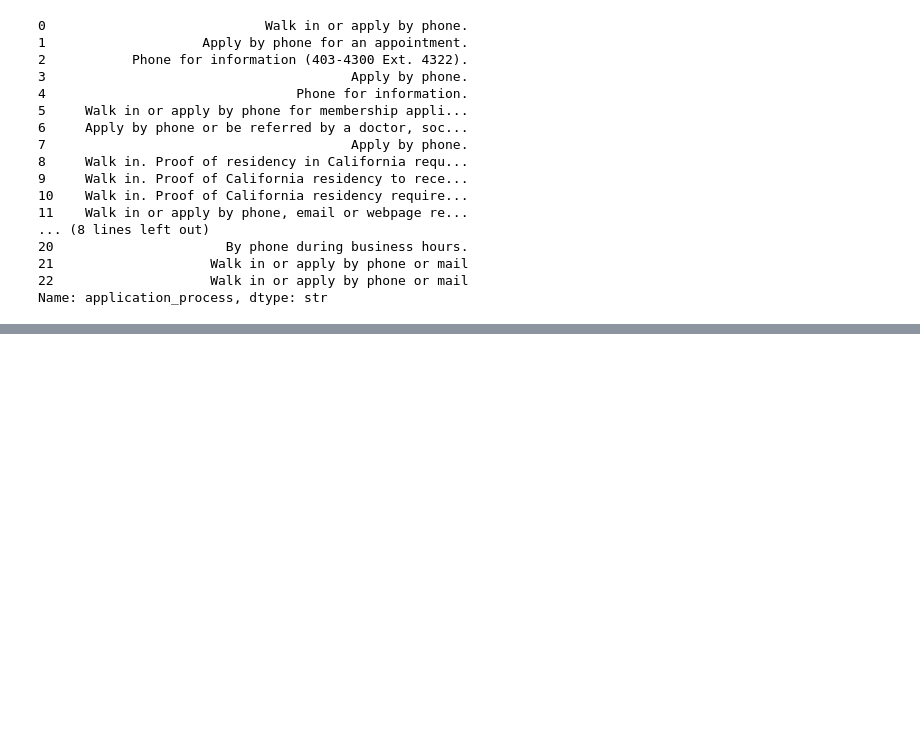
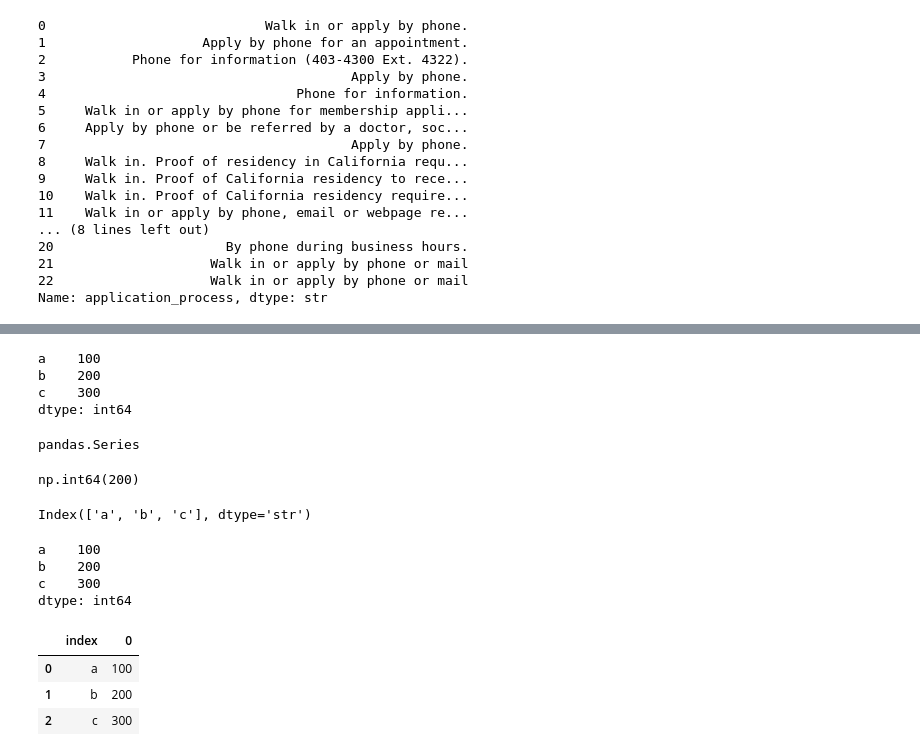
Before and after one commit to pashupatinathvidyarthi/Data-Analytics, a Jupyter notebook: Pandas/Pandas_01.ipynb, the cells around one changed output, grey strips where cells are left out. Saved outputs shown, nothing was run; the diff lists cells and outputs as text; code cells hidden in the pictures; blank space fills up the shorter version.

Commit message:
Pandas File

```diff
--- a/Pandas/Pandas_01.ipynb
+++ b/Pandas/Pandas_01.ipynb
@@ -177,0 +219,35 @@ Name: application_process, dtype: str
+# %%
+d=pd.Series([100,200,300], index=['a','b','c']) # This code creates a pandas Series with the values 100, 200, and 300, and assigns custom index labels 'a', 'b', and 'c' to each element. The resulting Series will look like this:
+# %%
+d
+# %% [output]
+a    100
+b    200
+c    300
+dtype: int64
+# %%
+type(d)
+# %% [output]
+pandas.Series
+# %%
+d['b'] # This code is accessing the element in the Series d that has the index label 'b'. Since the Series was created with the values [100, 200, 300] and corresponding index labels ['a', 'b', 'c'], the element at index 'b' is 200. Therefore, this code will return the value 200.
+# %% [output]
+np.int64(200)
+# %%
+d.index # This code is accessing the index of the Series d. The index is a sequence of labels that correspond to the elements in the Series. In this case, since the Series was created with custom index labels ['a', 'b', 'c'], this code will return an Index object containing those labels: Index(['a', 'b', 'c'], dtype='object').
+# %% [output]
+Index(['a', 'b', 'c'], dtype='str')
+# %%
+d["a":"c"] # This code is slicing the Series d to retrieve a subset of its elements based on the index labels. The slice ["a":"c"] means that it will include all elements from index 'a' to index 'c', inclusive. In this case, it will return a Series containing the values 100, 200, and 300, which correspond to the index labels 'a', 'b', and 'c' in the original Series d.
+# %% [output]
+a    100
+b    200
+c    300
+dtype: int64
+# %%
+d.reset_index() # This code is resetting the index of the Series d to the default integer index. The reset_index() method will create a new DataFrame with the original index as a column and a new default integer index (0, 1, 2, etc.). If you want to drop the original index and only keep the values, you can use d.reset_index(drop=True) instead.
+# %% [output]
+|  | index | 0 |
+| 0 | a | 100 |
+| 1 | b | 200 |
+| 2 | c | 300 |
```
Also changed, not shown: parts of 9 cells of this notebook.
